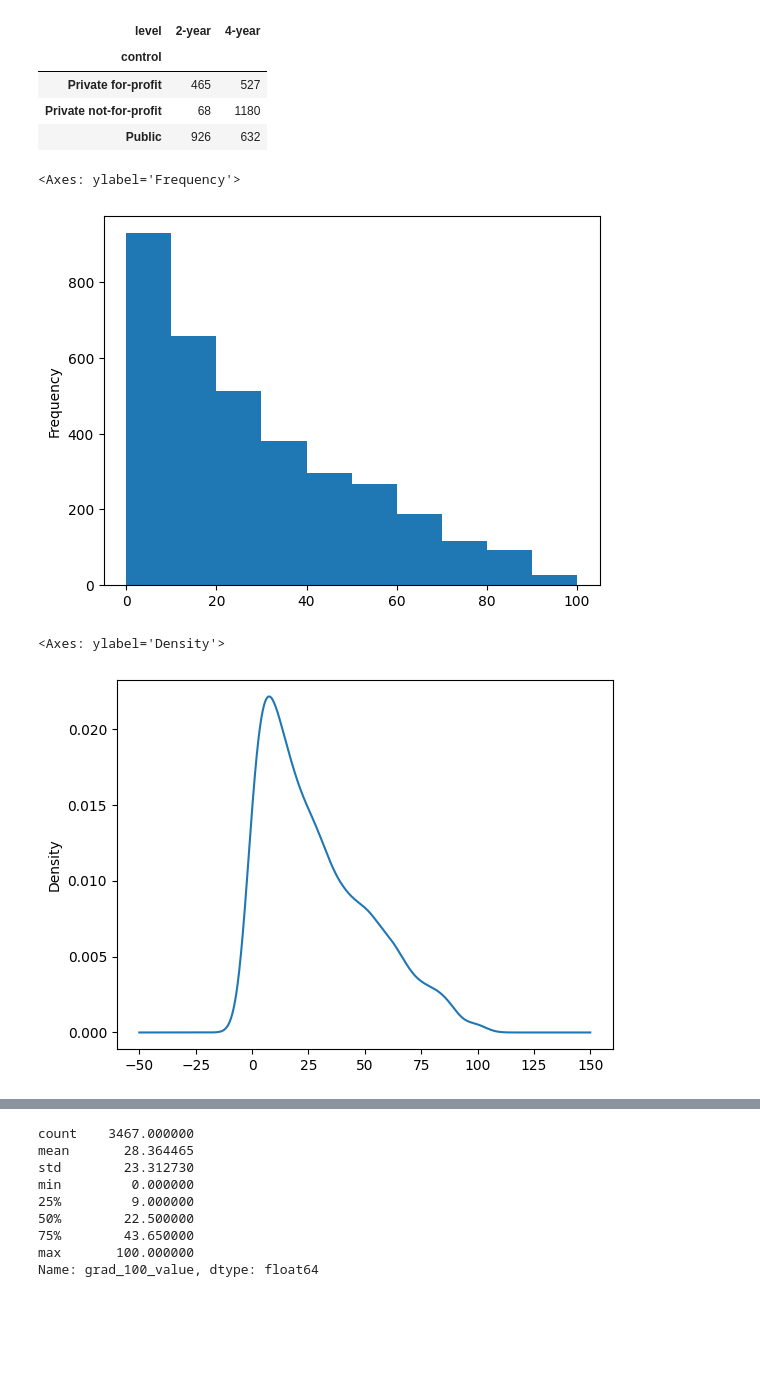
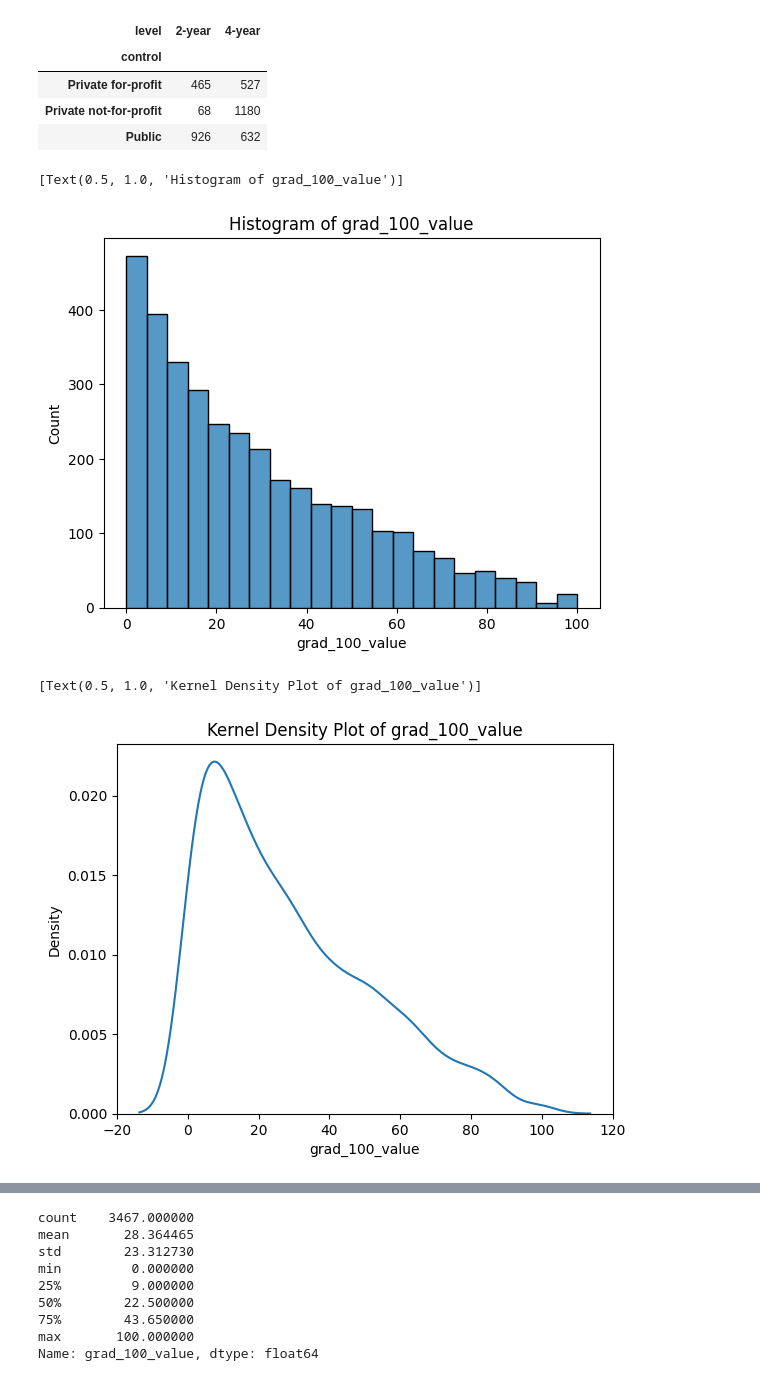
Before and after one commit to chrryyy/assignment2, a Jupyter notebook: assignment2.ipynb, the cells around one changed output, grey strips where cells are left out. Drawn from its saved outputs; the diff is of its cells as text; code cells hidden in the pictures; blank space fills up the shorter version.

```diff
--- a/assignment2.ipynb
+++ b/assignment2.ipynb
@@ -218,15 +219,15 @@ pd.crosstab(college["control"], college["level"])
 | Public | 926 | 632 |
 # %%
 # Part 4 - Histogram
-college["grad_100_value"].plot.hist()
+sns.histplot(data=college, x="grad_100_value").set(title="Histogram of grad_100_value")
 # %% [output]
-<Axes: ylabel='Frequency'>
+[Text(0.5, 1.0, 'Histogram of grad_100_value')]
-[figure, old version]
+[figure, new version]
 # %%
 # Part 4 - Kernel density plot
-college["grad_100_value"].plot.density()
+sns.kdeplot(data=college, x="grad_100_value").set(title="Kernel Density Plot of grad_100_value")
 # %% [output]
-<Axes: ylabel='Density'>
+[Text(0.5, 1.0, 'Kernel Density Plot of grad_100_value')]
-[figure, old version]
+[figure, new version]
 # %%
 # Part 4 - Boxplot
```
Also changed, not shown: parts of 12 cells of this notebook.
